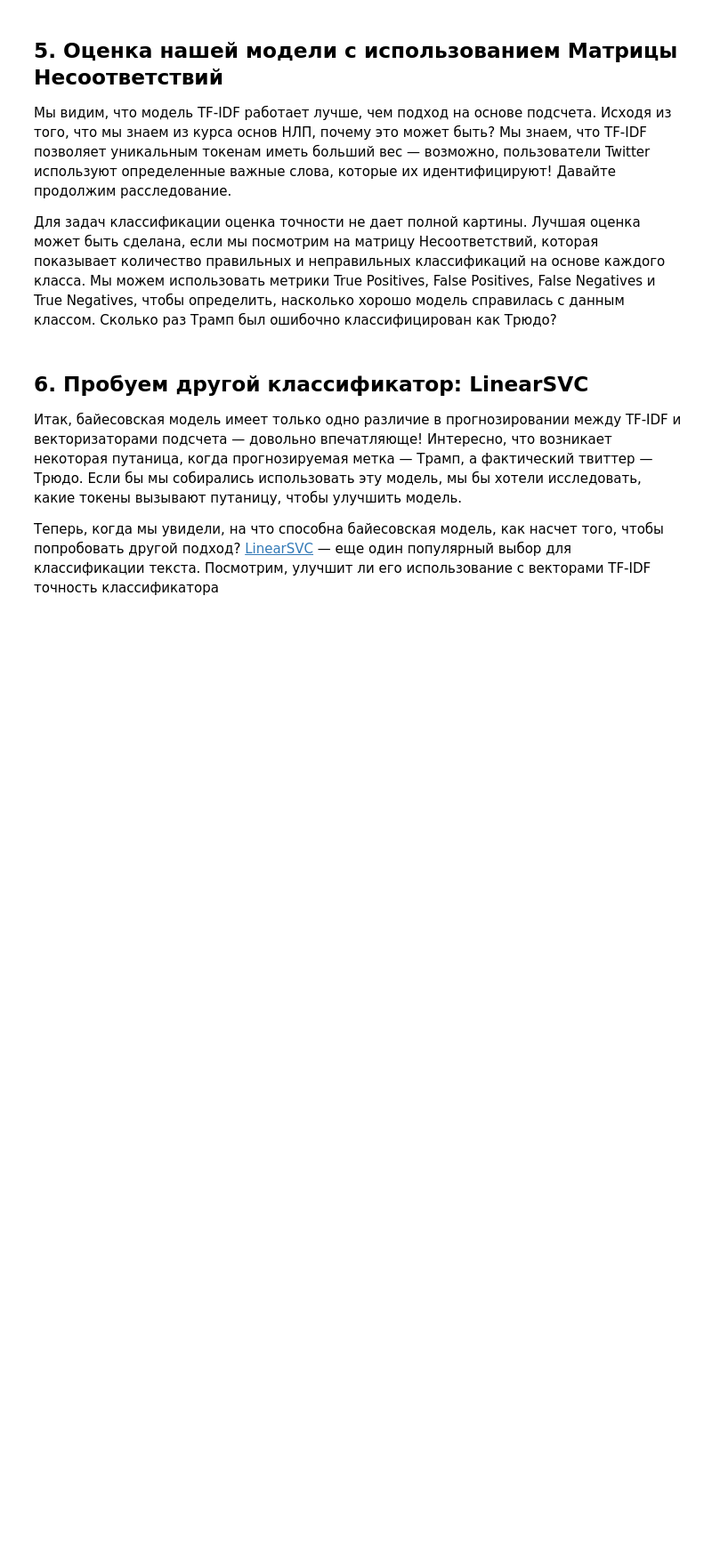
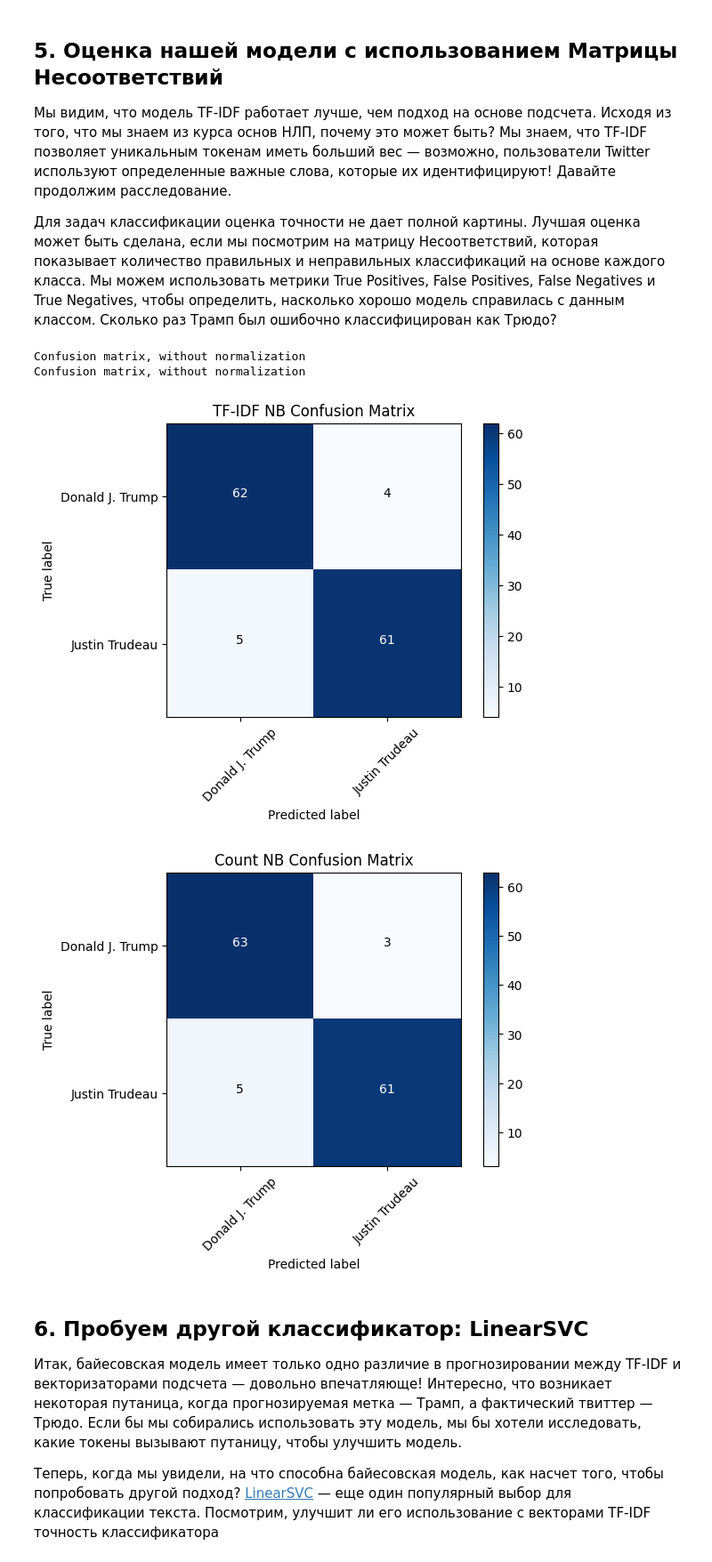
Before and after one commit to AnastasiyaMartynova/nlp_labs, a Jupyter notebook: lab3/5_trudo_trump_NOT_SOLVED.ipynb, the cells around one changed output. Shown at 89% size. Saved outputs shown, nothing was run; the diff lists cells and outputs as text; code cells hidden in the pictures; blank space fills up the shorter version.

```diff
--- a/lab3/5_trudo_trump_NOT_SOLVED.ipynb
+++ b/lab3/5_trudo_trump_NOT_SOLVED.ipynb
@@ -193,17 +200,18 @@ print('NaiveBayes Count Score: ', count_nb_score)
 # %%
-%matplotlib inline
-
-# from datasets.helper_functions import plot_confusion_matrix
-
 # Calculate the confusion matrices for the tfidf_nb model and count_nb models
-tfidf_nb_cm = ...
-count_nb_cm = ...
+tfidf_nb_cm = confusion_matrix(y_test, tfidf_nb_pred)
+count_nb_cm = confusion_matrix(y_test, count_nb_pred)
 
 # Plot the tfidf_nb_cm confusion matrix
-plot_confusion_matrix(tfidf_nb_cm, classes=..., title="TF-IDF NB Confusion Matrix")
+plot_confusion_matrix(tfidf_nb_cm, classes=tfidf_nb.classes_, title="TF-IDF NB Confusion Matrix")
 
 # Plot the count_nb_cm confusion matrix without overwriting the first plot
-plot_confusion_matrix(..., classes=..., title=..., figure=1)
+plot_confusion_matrix(count_nb_cm, classes=count_nb.classes_, title="Count NB Confusion Matrix", figure=1)
+# %% [output]
+Confusion matrix, without normalization
+Confusion matrix, without normalization
+[figure, added]
+[figure, added]
 # %% [markdown]
 ## 6. Пробуем другой классификатор: LinearSVC
 <p>Итак, байесовская модель имеет только одно различие в прогнозировании между TF-IDF и векторизаторами подсчета — довольно впечатляюще! Интересно, что возникает некоторая путаница, когда прогнозируемая метка — Трамп, а фактический твиттер — Трюдо. Если бы мы собирались использовать эту модель, мы бы хотели исследовать, какие токены вызывают путаницу, чтобы улучшить модель.</p>
```
Also changed, not shown: parts of 7 cells of this notebook.
